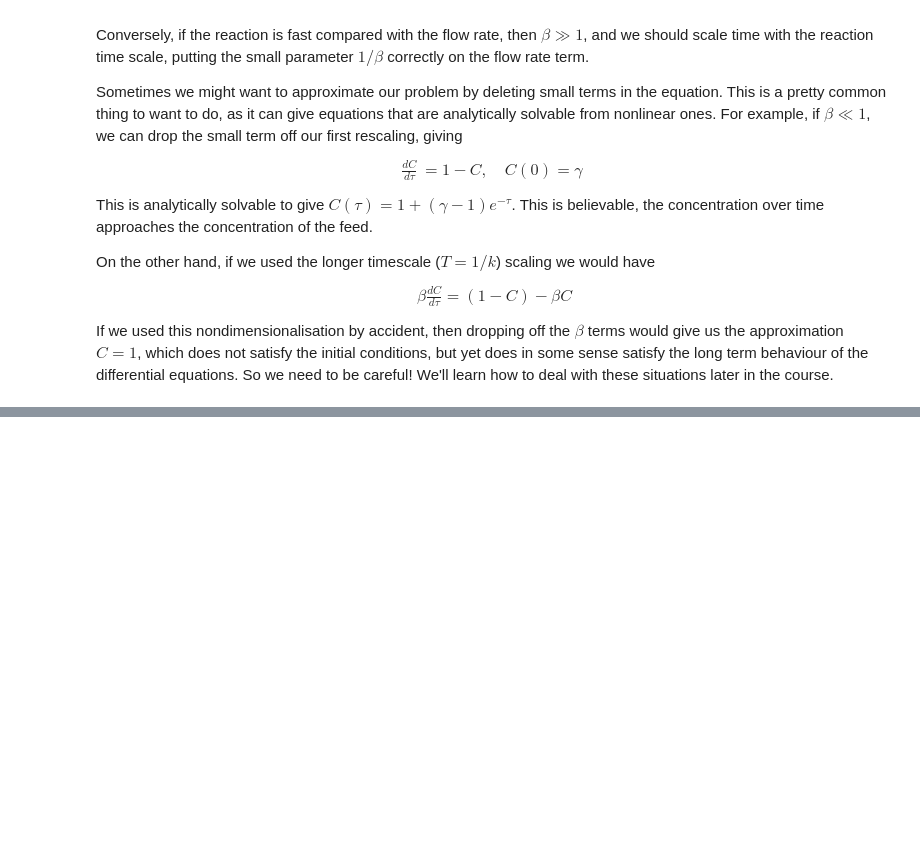
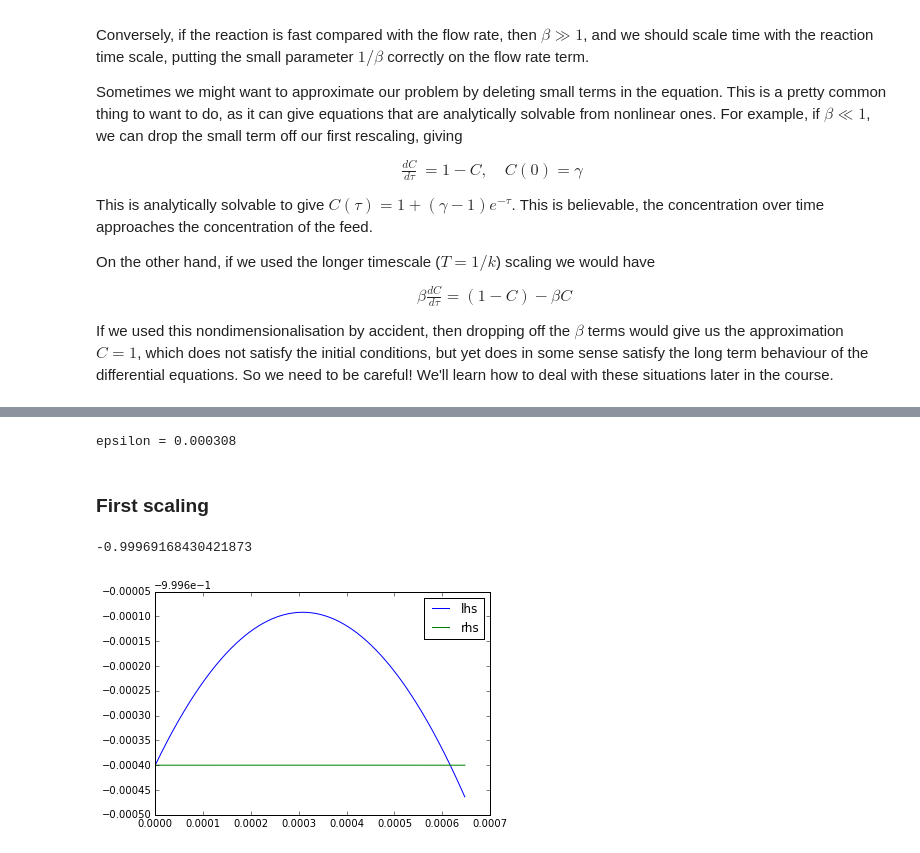
Before and after one commit to mcvmcv/160733, a Jupyter notebook: Lecture 3 - Scaling continued.ipynb, the cells around one changed output, grey strips where cells are left out. Saved outputs shown, nothing was run; the diff lists cells and outputs as text; code cells hidden in the pictures; blank space fills up the shorter version.

Commit message:
More material added to scaling lecture

```diff
--- a/Lecture 3 - Scaling continued.ipynb
+++ b/Lecture 3 - Scaling continued.ipynb
@@ -60,0 +176,52 @@ If we used this nondimensionalisation by accident, then dropping off the $\beta$
+# %%
+from scipy.integrate import odeint
+import numpy as np
+import matplotlib.pyplot as plt
+%matplotlib inline
+
+# problem parameters
+R = 6371e3 # radius of the earth in m
+V = 500 * 1000 / 3600 # initial velocity (km/h converted to m/s)
+M = 5.972e24
+G = 6.67408e-11
+g = G*M/(R**2) # m/s^2
+epsilon = V**2/g/R
+h0 = 0
+v0 = V
+
+print "epsilon = {:2f}".format(epsilon)
+
+# We'll solve the full problem, and see how the terms in the different scalings compare
+def rhs(y, t):
+    h = y[0]
+    v = y[1]
+
+    dh = v
+    dv = -g * (R / (h + R))**2
+    return [dh, dv]
+
+t = np.linspace(0, 2.1*V/g, 1000)
+dt = np.mean(np.diff(t))
+soln = odeint(rhs, [h0, v0], t)
+h = soln[:, 0]
+v = soln[:, 1]
+a = np.gradient(v, dt)
+# %% [output]
+epsilon = 0.000308
+# %% [markdown]
+### First scaling
+# %%
+tc = R/V
+hc = R
+
+hbar = h / hc
+tbar = t / tc
+
+lhs = epsilon * tc**2 / hc * a
+rhs = -1 / (1 + hbar)**2
+plt.plot(tbar, lhs, tbar, rhs)
+plt.legend(('lhs', 'rhs'))
+max(lhs)
+# %% [output]
+-0.99969168430421873
+[figure, added]
```
Also changed, not shown: parts of 7 cells of this notebook, 1 other file.
